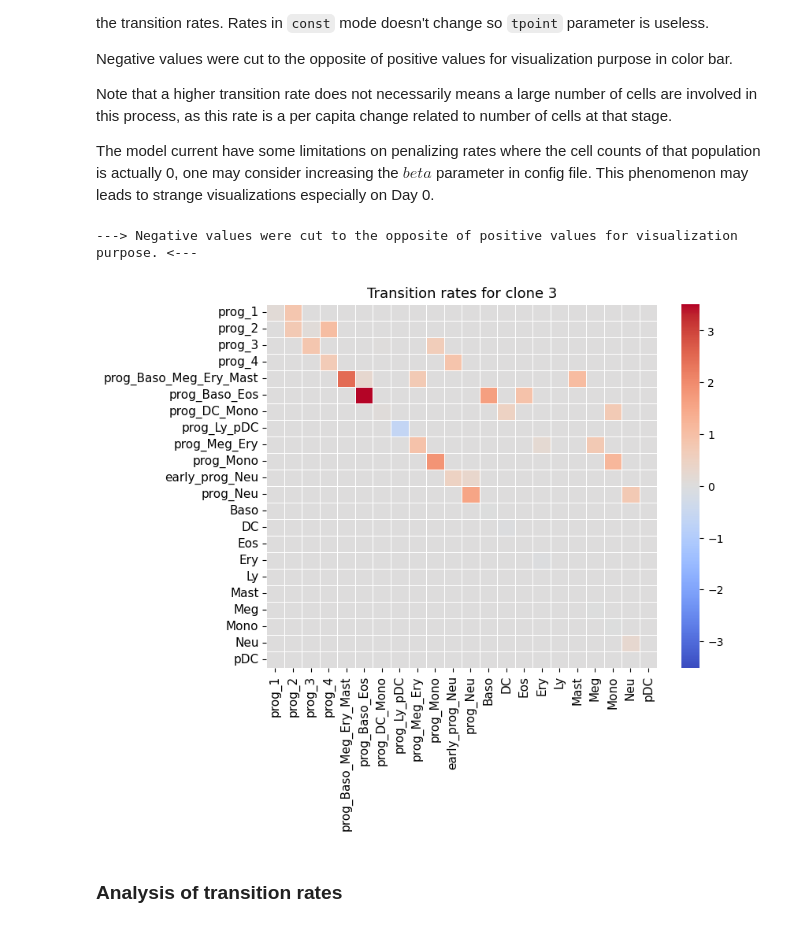
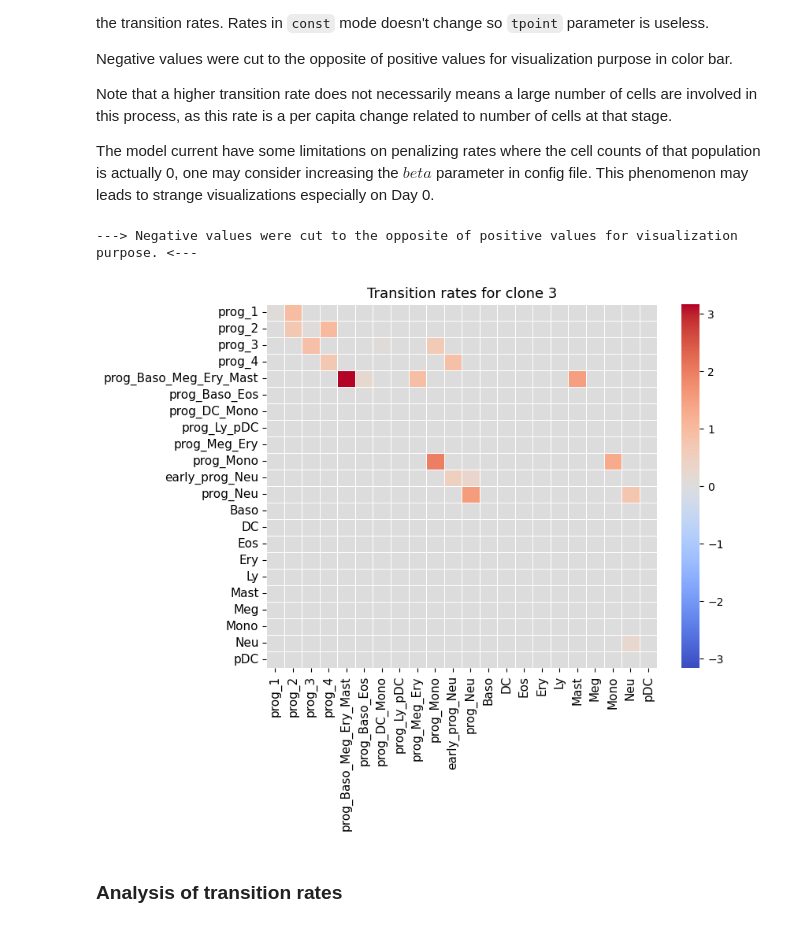
Before and after one commit to StatBiomed/clonaltrans, a Jupyter notebook: notebooks/Const.ipynb, the cells around one changed output. Cells and saved outputs as stored; diff of their text form; code cells hidden in the pictures.

```diff
--- a/notebooks/Const.ipynb
+++ b/notebooks/Const.ipynb
@@ -20,19 +20,9 @@ np.set_printoptions(suppress=True)
 import os
 os.chdir('/ssd/users/mingzegao/clonaltrans/clonaltrans/')
 
-path = '../trails/checkpoints/WeinrebConstRates/0226_145733/model_last.pt'
+path = '../trails/checkpoints/WeinrebConstRates/0301_112754/model_last.pt'
 model = torch.load(path, map_location='cpu')
 device = torch.device('cpu')
 
 import os
 os.chdir('/ssd/users/mingzegao/clonaltrans/')
-# %%
-model.gpu_id = 'cpu'
-p1, p2, p3 = model.get_matrix_K(model.K_type)
-l1, l2, l3, l4, l5, l6 = model.compute_penalty_terms(2000, 1500, p1, p2, p3)
-print (l1.item() / model.config['user_trainer']['alpha_1'])
-print (l2.item() / model.config['user_trainer']['alpha_2'])
-print (l3.item() / model.config['user_trainer']['alpha_3'])
-print (l4.item() / model.config['user_trainer']['alpha_4'])
-print (l5.item() / model.config['user_trainer']['alpha_5'])
-print (l6.item() / model.config['user_trainer']['alpha_6'])
@@ -69,10 +52,10 @@ Note that a higher transition rate does not necessarily means a large number of
 The model current have some limitations on penalizing rates where the cell counts of that population is actually 0, one may consider increasing the $beta$ parameter in config file. This phenomenon may leads to strange visualizations especially on Day 0.
 # %%
 from clonaltrans.pl import clone_specific_K
-clone_specific_K(model, index_clone=3, tpoint=5.0)
+clone_specific_K(model, index_clone=3, tpoint=1.0)
 # %% [output]
 ---> Negative values were cut to the opposite of positive values for visualization purpose. <---
-[figure, old version]
+[figure, new version]
 # %% [markdown]
 ### Analysis of transition rates
 # %% [markdown]
```
Also changed, not shown: parts of 22 cells of this notebook, 26 other files.
